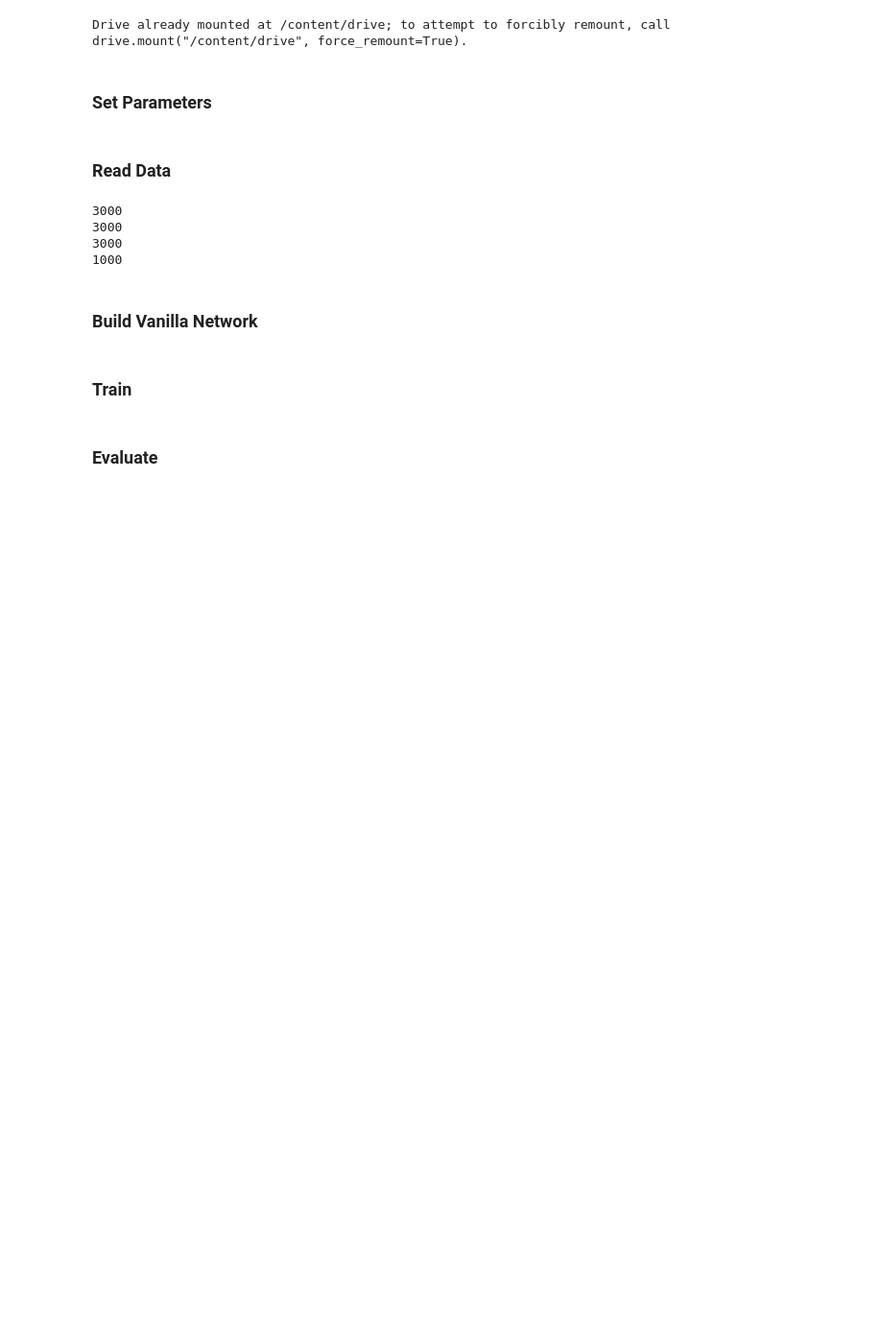
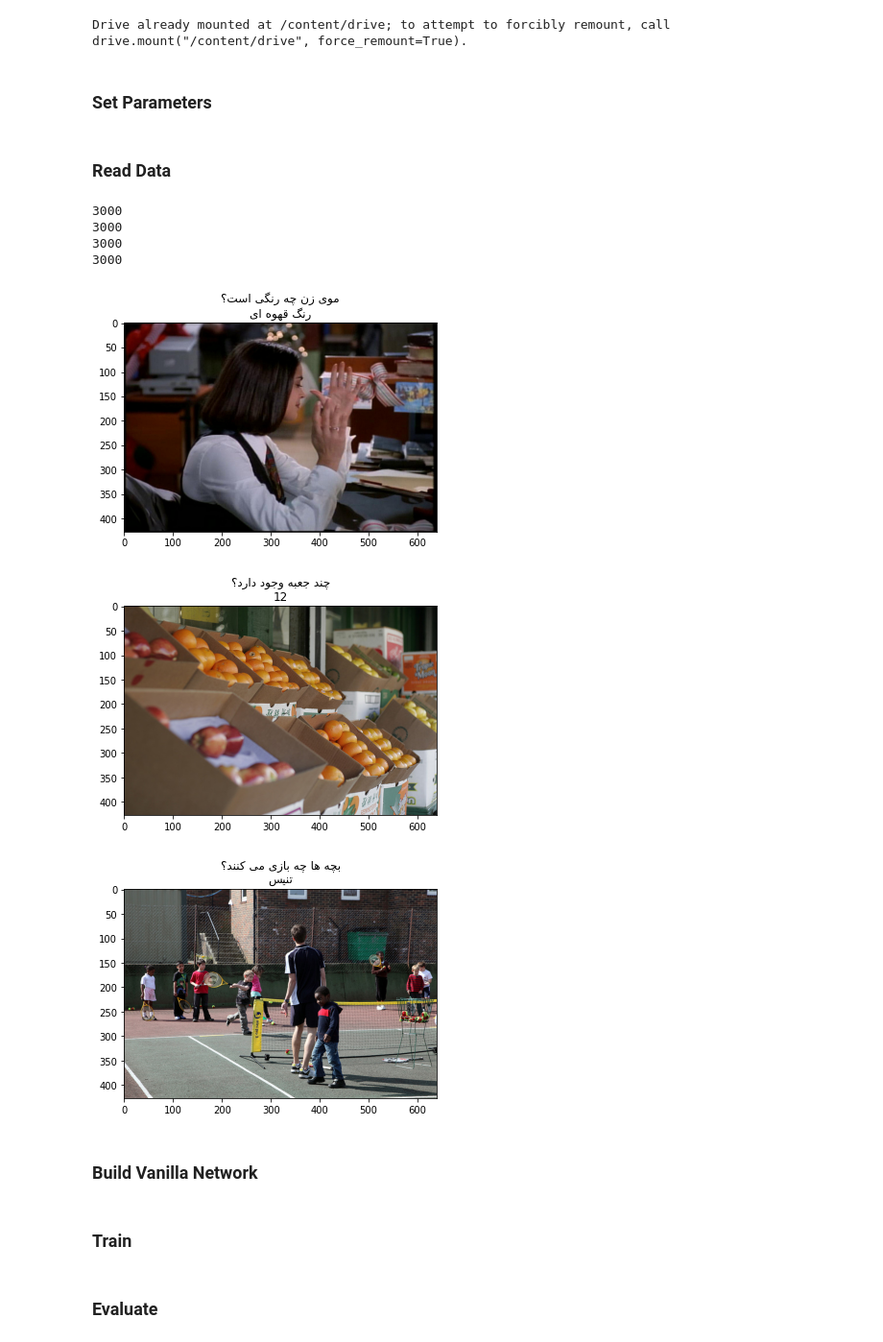
Before and after one commit to maryamhashemi/Persian_VQA, a Jupyter notebook: persian_VQA.ipynb, the cells around one changed output. Shown at 96% size. Drawn from its saved outputs; the diff is of its cells as text; code cells hidden in the pictures; blank space fills up the shorter version.

Commit message:
Add functions to visualize data.

```diff
--- a/persian_VQA.ipynb
+++ b/persian_VQA.ipynb
@@ -108,16 +125,37 @@ def get_test_dataset():
   ann = json.load( open(ANNOTATION_TEST_PATH))
 
   return create_dataset(ims, qs, ann)
+# %%
+def show_visualqa(qs, answer, image):
+  im = Image.open(image)
+  plt.figure()
+  plt.imshow(im)
+  title = arabic_reshaper.reshape(qs + "\n" + answer)
+  title = get_display(title)
+  plt.title(title)
+  plt.show()
+
+def visualize_train(num):
+  show_visualqa(train_qs[num], train_answers[num], ims.get(train_image_ids[num]))
 # %%
 train_qs, train_answers, train_q_ids, train_image_ids = get_train_dataset()
 # test_qs, test_answers, test_q_ids, test_image_ids = get_test_dataset()
 
-# print(len(train_qs))
-# print(len(train_answers))
-# print(len(train_q_ids))
-# print(len(train_image_ids))
+print(len(train_qs))
+print(len(train_answers))
+print(len(train_q_ids))
+print(len(train_image_ids))
 # %% [output]
 3000
 3000
 3000
-1000
+3000
+# %%
+ims = get_train_image_paths()
+visualize_train(1100)
+visualize_train(2200)
+visualize_train(600)
+# %% [output]
+[figure, added]
+[figure, added]
+[figure, added]
```
Also changed, not shown: parts of 6 cells of this notebook.
